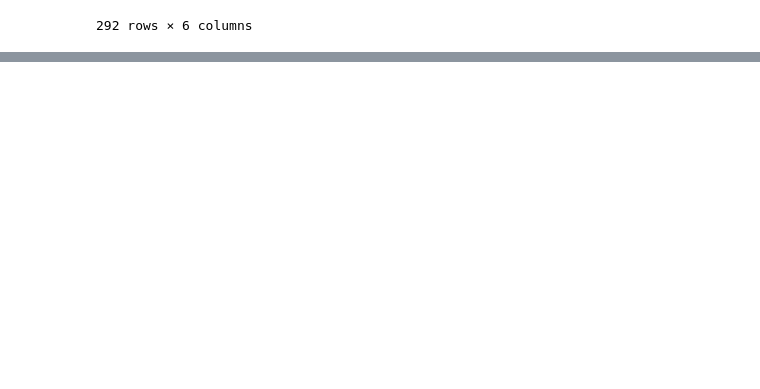
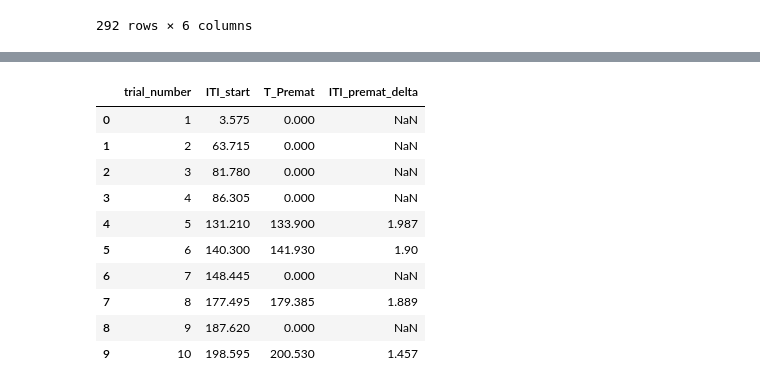
Before and after one commit to CharlesM7901/5-CSRTT, a Jupyter notebook: analyse_5-CSRTT.ipynb, the cells around one changed output, grey strips where cells are left out. Cells and saved outputs as stored; diff of their text form; code cells hidden in the pictures; blank space fills up the shorter version.

Commit message:
''trials_summary'' + MagEntry	On1A1+Delta	ITI_start+T_Premat+ITI_premat_delta

```diff
--- a/analyse_5-CSRTT.ipynb
+++ b/analyse_5-CSRTT.ipynb
@@ -224,0 +503,61 @@ Trial 292: Rows 4984 to 5001 (18 events)
+# %%
+import pandas as pd
+
+# Read the trials_summary CSV
+trials_summary = pd.read_csv('trials_summary.csv')
+
+# Function to convert "S.MS" format to total seconds as float
+def time_to_seconds(time_str):
+    if pd.isna(time_str) or str(time_str) == '0':
+        return None
+    parts = str(time_str).split('.')
+    if len(parts) == 2:
+        seconds = float(parts[0])
+        milliseconds = float(parts[1])
+        return seconds + (milliseconds / 1000.0)
+    return float(time_str)
+
+# Function to convert seconds back to "S.MS" format
+def seconds_to_time(seconds):
+    if seconds is None or pd.isna(seconds):
+        return None
+    s = int(seconds)
+    ms = int((seconds - s) * 1000)
+    return f"{s}.{ms}"
+
+# Calculate ITI_premat_delta for each row
+iti_premat_delta_values = []
+for idx, row in trials_summary.iterrows():
+    t_premat = row['T_Premat']
+
+    # Check if T_Premat is '0' or 0 or invalid (handle both string and numeric)
+    if pd.isna(t_premat) or str(t_premat) == '0' or t_premat == 0:
+        iti_premat_delta_values.append('NaN')
+        print(f"Trial {row['trial_number']}: No premature response - ITI_premat_delta = NaN")
+    else:
+        # Convert timestamps to seconds
+        t_premat_seconds = time_to_seconds(t_premat)
+        iti_start_seconds = time_to_seconds(row['ITI_start'])
+
+        if t_premat_seconds is not None and iti_start_seconds is not None:
+            # Calculate difference: T_Premat - ITI_start
+            delta_seconds = t_premat_seconds - iti_start_seconds
+            delta_formatted = seconds_to_time(delta_seconds)
+            iti_premat_delta_values.append(delta_formatted)
+            print(f"Trial {row['trial_number']}: T_Premat({t_premat_seconds:.3f}s) - ITI_start({iti_start_seconds:.3f}s) = {delta_formatted}")
+        else:
+            iti_premat_delta_values.append('NaN')
+            print(f"Trial {row['trial_number']}: Missing timestamp data - ITI_premat_delta = NaN")
+
+# Add ITI_premat_delta column to trials_summary
+trials_summary['ITI_premat_delta'] = iti_premat_delta_values
+
+# Try to save, if file is locked, show warning but continue
+try:
+    trials_summary.to_csv('trials_summary.csv', index=False)
+    print("\nDone! Added ITI_premat_delta column to trials_summary.csv")
+except PermissionError:
+    print("\nWarning: Could not save to trials_summary.csv (file may be open). Close the file and run this cell again to save.")
+
+trials_summary[['trial_number', 'ITI_start', 'T_Premat', 'ITI_premat_delta']].head(10)
+# %% [output]
@@ -224,0 +581,11 @@ Trial 292: Rows 4984 to 5001 (18 events)
+|  | trial_number | ITI_start | T_Premat | ITI_premat_delta |
+| 0 | 1 | 3.575 | 0.000 | NaN |
+| 1 | 2 | 63.715 | 0.000 | NaN |
+| 2 | 3 | 81.780 | 0.000 | NaN |
+| 3 | 4 | 86.305 | 0.000 | NaN |
+| 4 | 5 | 131.210 | 133.900 | 1.987 |
+| 5 | 6 | 140.300 | 141.930 | 1.90 |
+| 6 | 7 | 148.445 | 0.000 | NaN |
+| 7 | 8 | 177.495 | 179.385 | 1.889 |
+| 8 | 9 | 187.620 | 0.000 | NaN |
+| 9 | 10 | 198.595 | 200.530 | 1.457 |
```
Also changed, not shown: parts of 5 cells of this notebook, 2 other files.
